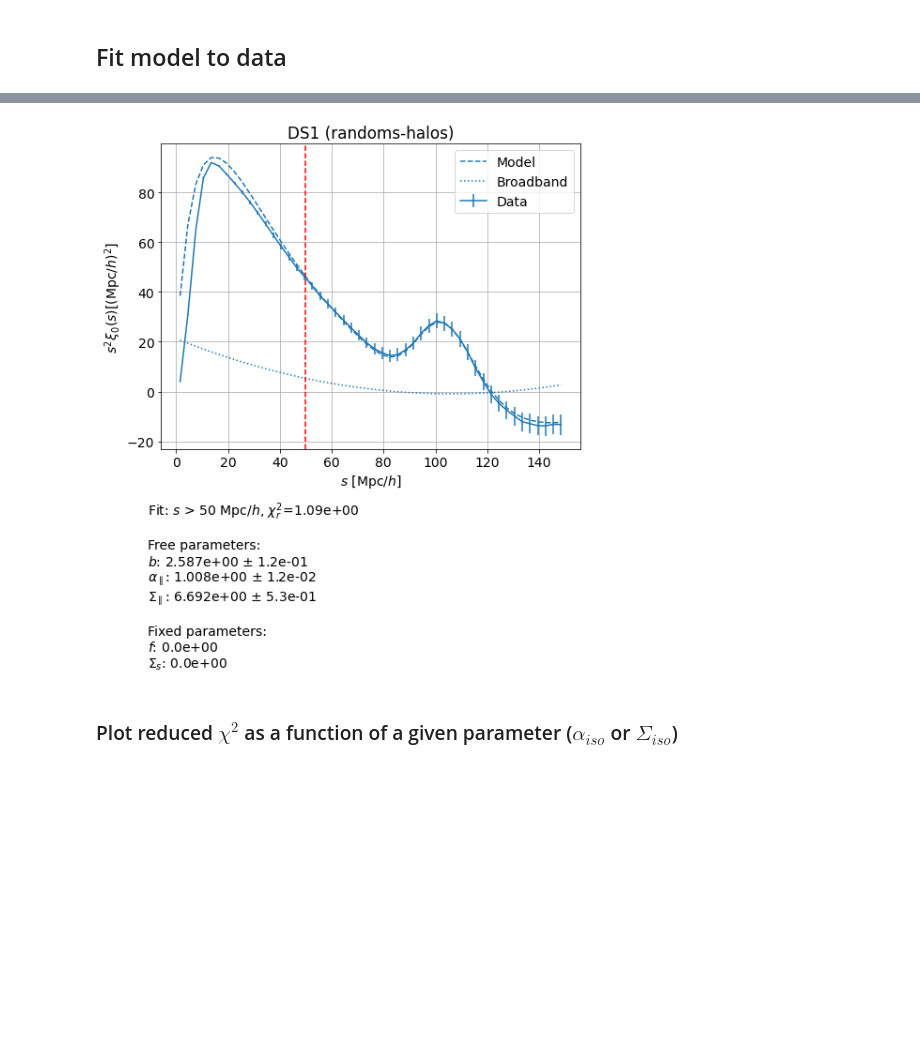
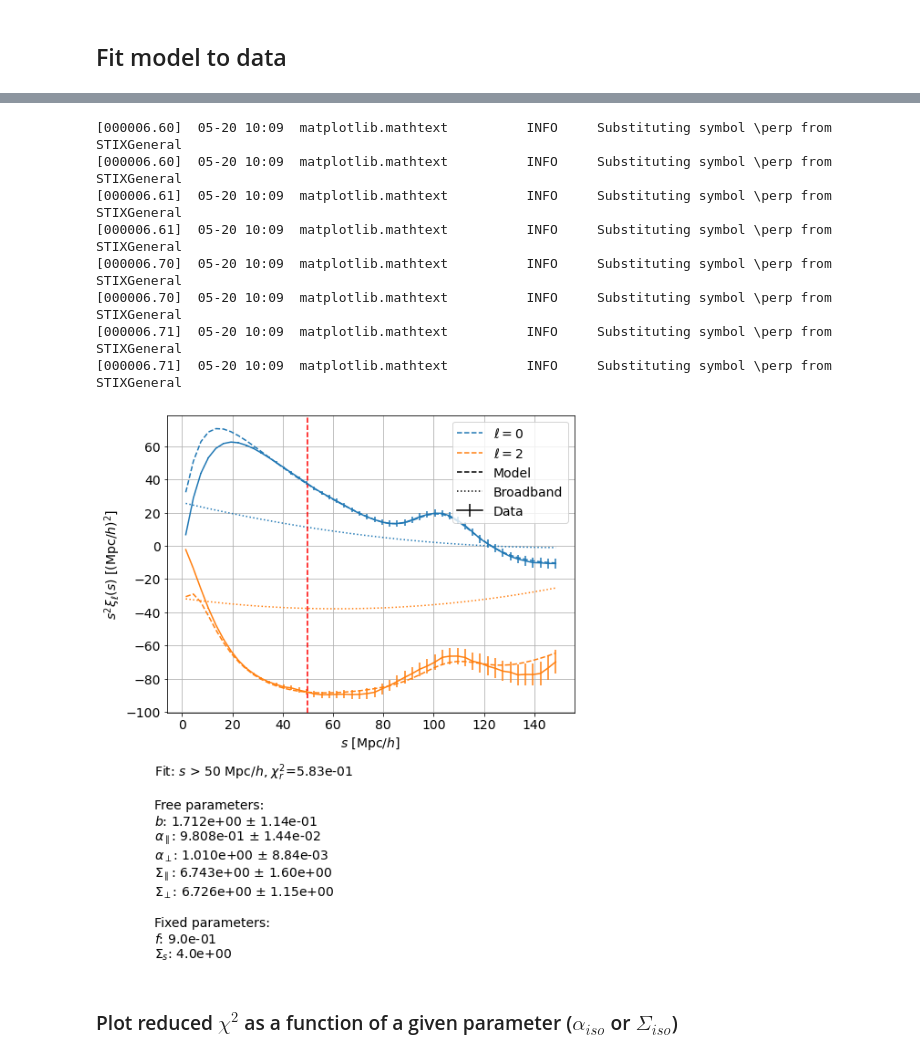
Before and after one commit to mathildepinon/densitysplit, a Jupyter notebook: nb/BAO_fit.ipynb, the cells around one changed output, grey strips where cells are left out. Saved outputs shown, nothing was run; the diff lists cells and outputs as text; code cells hidden in the pictures; blank space fills up the shorter version.

Commit message:
3 density splits, fit them together, mocks with rsd

```diff
--- a/nb/BAO_fit.ipynb
+++ b/nb/BAO_fit.ipynb
@@ -67,11 +67,9 @@ std = np.array_split(np.array(np.array_split(np.diag(cov)**0.5, nells)), nsplits
 # %% [markdown]
 ### 2PCF
 # %%
-#abacus_result = TwoPointCorrelationFunction.load(output_dir+catalog.name+'_2PCF.npy')
-#mocks_results = np.load(output_dir+'AbacusSummit_1Gpc_z1.175'+'_1000_mocks_2PCF.npy', allow_pickle=True)
+abacus_result = TwoPointCorrelationFunction.load(output_dir+catalog.name+'_2PCF_RSD.npy')
+mocks_results = np.load(output_dir+'AbacusSummit_1Gpc_z1.175'+'_1000_mocks_2PCF_RSD_all.npy', allow_pickle=True)
 
-#_, cov = get_poles(mocks_results, ells)
-#cov /= 8.
-#std = np.array_split(np.diag(cov)**0.5, nells)
+_, cov = get_poles(mocks_results, ells)
 
-#s, xiell = abacus_result.get_corr(ells=ells, return_sep=True)
+s, xiell = abacus_result.get_corr(ells=ells, return_sep=True)
@@ -78,9 +80,17 @@ std = np.array_split(np.array(np.array_split(np.diag(cov)**0.5, nells)), nsplits
+# %%
+# Remove small scales (linear model not valid at small scales)
+s_lower_limit = 50 # Mpc/h
+
+ns = len(s[s > s_lower_limit])
+# Hartlap correction
+hartlap = (nmocks-1)/(nmocks-ns*nsplits*nells-2)
+cov *= hartlap
 # %% [markdown]
 ## Set power spectrum model
 # %%
 pk_model = PkModel(sep=s, ells=ells, xiell=xiell, cov=cov, redshift=z, cosmology=cosmo_abacus, k=np.logspace(-3,2,1000), split=False)
 pk_model.set_pk_model()
-default_params = {'f': 0., 'b': 2., 'alpha_par': 1., 'alpha_perp': 1., 'sigma_par': 5., 'sigma_perp': 5., 'sigma_s': 0.}
+default_params = {'f': f, 'b': 2., 'alpha_par': 1., 'alpha_perp': 1., 'sigma_par': 8, 'sigma_perp': 3, 'sigma_s': 4}
 pk_model.set_default_params(**default_params)
 pk_model.plot_model()
 # %% [output]
@@ -88,12 +98,9 @@ pk_model.plot_model()
 # %% [markdown]
 ## Fit model to data
 # %%
-# Remove small scales (linear model not valid at small scales)
-s_lower_limit = 50 # Mpc/h
-
 # initialize parameters
 broadband_coeffs = np.tile([0., 0., 0.], nells)
-params_init = {'b': 1., 'alpha_par': 1., 'sigma_par': 6., 'broadband_coeffs': broadband_coeffs}
+params_init = {'b': 2., 'alpha_par': 1., 'alpha_perp': 1., 'sigma_par': 8., 'sigma_perp': 3., 'broadband_coeffs': broadband_coeffs}
 
 pk_model.fit(fit_params_init=params_init, s_lower_limit=s_lower_limit, negative=False)
 # %% [output]
@@ -136,9 +141,17 @@ Sigmas:
 # %%
 pk_model.plot_model(plot_data=True, show_info=True, show_broadband=True)
-plt.title('DS1 (randoms-halos)')
+#plt.title('DS1 (randoms-halos)')
 plt.show()
 # %% [output]
+[000006.60]  05-20 10:09  matplotlib.mathtext          INFO     Substituting symbol \perp from STIXGeneral
+[000006.60]  05-20 10:09  matplotlib.mathtext          INFO     Substituting symbol \perp from STIXGeneral
+[000006.61]  05-20 10:09  matplotlib.mathtext          INFO     Substituting symbol \perp from STIXGeneral
+[000006.61]  05-20 10:09  matplotlib.mathtext          INFO     Substituting symbol \perp from STIXGeneral
+[000006.70]  05-20 10:09  matplotlib.mathtext          INFO     Substituting symbol \perp from STIXGeneral
+[000006.70]  05-20 10:09  matplotlib.mathtext          INFO     Substituting symbol \perp from STIXGeneral
+[000006.71]  05-20 10:09  matplotlib.mathtext          INFO     Substituting symbol \perp from STIXGeneral
+[000006.71]  05-20 10:09  matplotlib.mathtext          INFO     Substituting symbol \perp from STIXGeneral
-[figure, old version]
+[figure, new version]
 # %% [markdown]
 ### Plot reduced $\chi^2$ as a function of a given parameter ($\alpha_{iso}$ or $\Sigma_{iso}$)
 # %%
```
Also changed, not shown: parts of 9 cells of this notebook, 12 other files.
